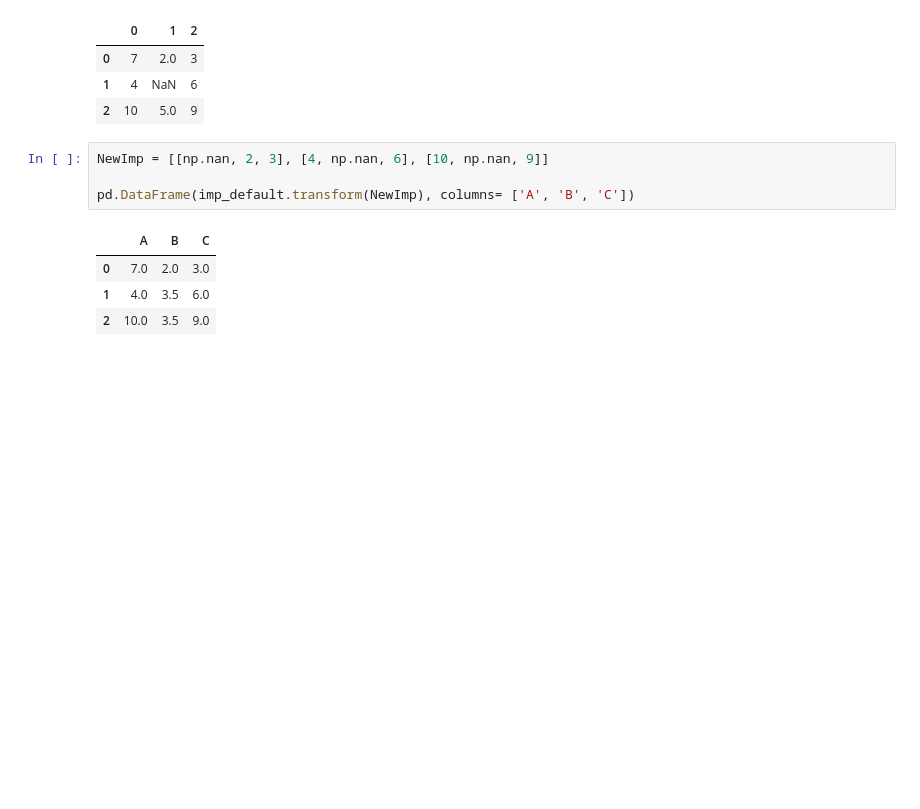
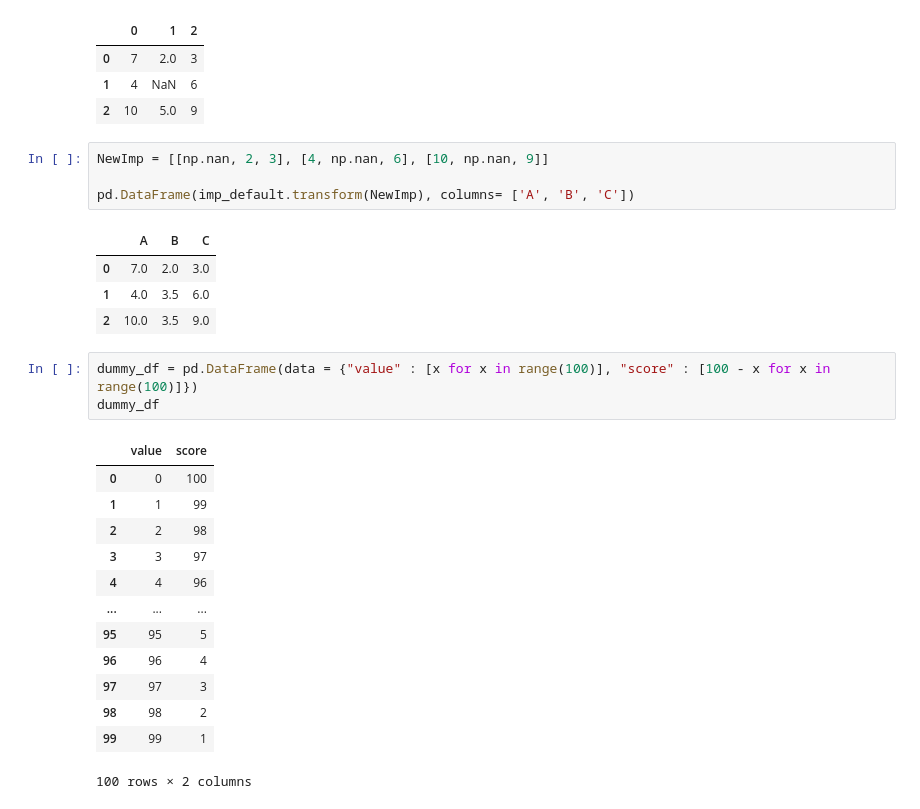
Before and after one commit to QPeiran/PythonStatistics, a Jupyter notebook: MachineLearning/RandomForest.ipynb, the cells around one changed output. Drawn from its saved outputs; the diff is of its cells as text; blank space fills up the shorter version.

```diff
--- a/MachineLearning/RandomForest.ipynb
+++ b/MachineLearning/RandomForest.ipynb
@@ -284,3 +284,20 @@ pd.DataFrame(imp_default.transform(NewImp), columns= ['A', 'B', 'C'])
 | 0 | 7.0 | 2.0 | 3.0 |
 | 1 | 4.0 | 3.5 | 6.0 |
 | 2 | 10.0 | 3.5 | 9.0 |
+# %%
+dummy_df = pd.DataFrame(data = {"value" : [x for x in range(100)], "score" : [100 - x for x in range(100)]})
+dummy_df
+# %% [output]
+|  | value | score |
+| 0 | 0 | 100 |
+| 1 | 1 | 99 |
+| 2 | 2 | 98 |
+| 3 | 3 | 97 |
+| 4 | 4 | 96 |
+| ... | ... | ... |
+| 95 | 95 | 5 |
+| 96 | 96 | 4 |
+| 97 | 97 | 3 |
+| 98 | 98 | 2 |
+| 99 | 99 | 1 |
+100 rows × 2 columns
```
Also changed, not shown: parts of 8 cells of this notebook.
